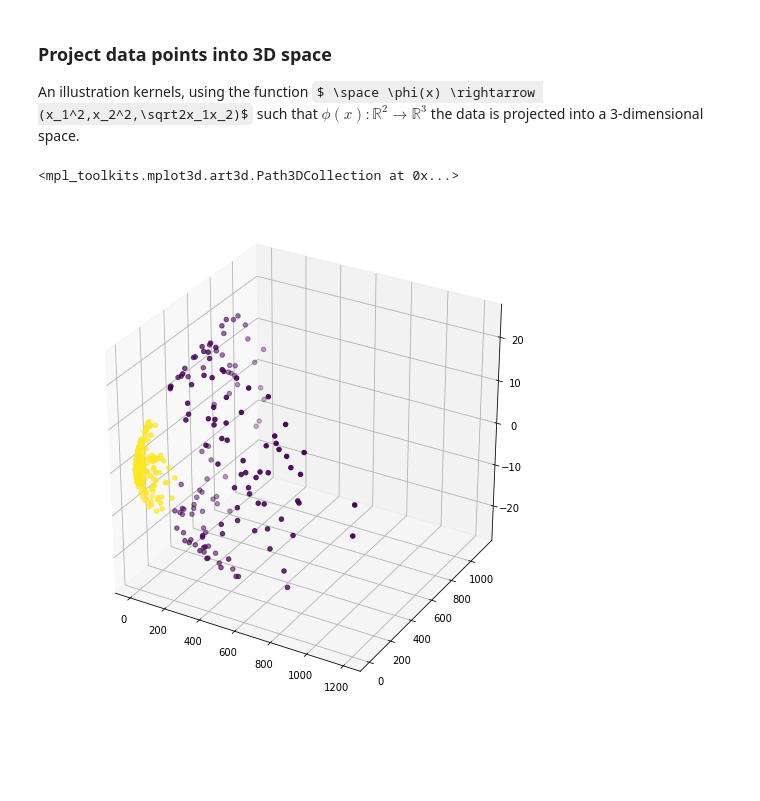
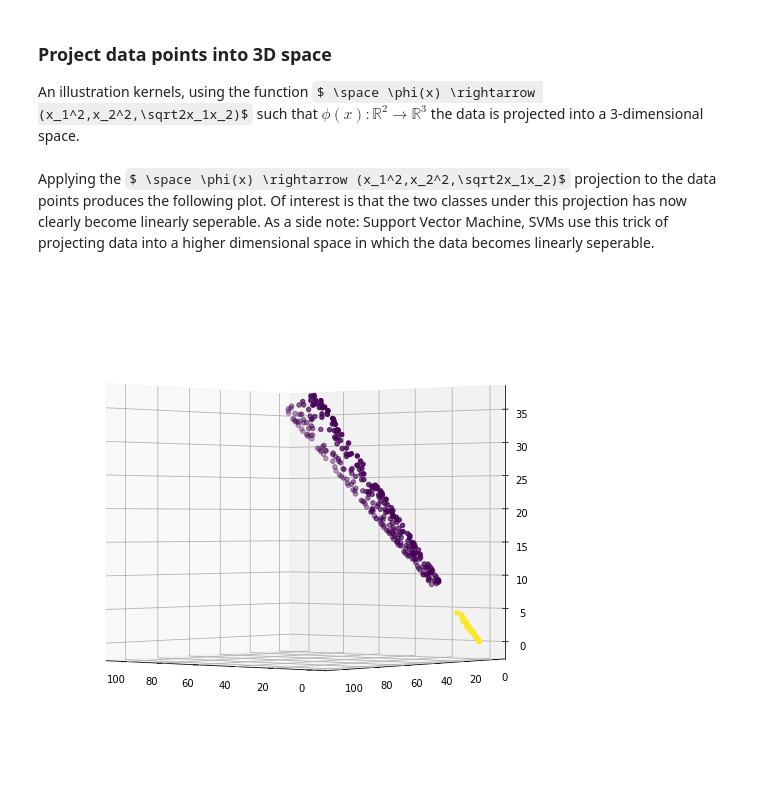
Before and after one commit to jackleekopij/Signal_processing, a Jupyter notebook: Kernel methods.ipynb, the cells around one changed output. Cells and saved outputs as stored; diff of their text form; code cells hidden in the pictures; some formulas as TeX source; blank space fills up the shorter version.

Commit message:
Include explanation and proof of higher dimension projection

```diff
--- a/Kernel methods.ipynb
+++ b/Kernel methods.ipynb
@@ -57,7 +74,7 @@ a = np.array([8,9])
 NUM_DATA_POINTS = 500
 DATA_DIMENSIONS = 2
 
-THRESHOLD = 4.3
+THRESHOLD = 2.5
 ERROR = 0.4
 # Uniform rand num gen bounds
 DATA_BOUNDS = 6
@@ -108,19 +125,30 @@ Updated sim_data for class condition condition
 An illustration kernels, using the function $ \space \phi(x) \rightarrow (x_1^2,x_2^2,\sqrt2x_1x_2)$ such that $ \phi(x) : \mathbb{R}^2 \rightarrow \mathbb{R}^3 $ the data is projected into a 3-dimensional space.
 # %%
 # Use function to project data into 3-dimensional space, x,y,z
-x_proj_data = sim_data[:,0] ** 2
+x_proj_data = 3 * sim_data[:,0] ** 2
 sim_data = np.insert(sim_data, 3, x_proj_data, axis = 1)
 
-y_proj_data = sim_data[:,1] ** 2
+y_proj_data = 3 * sim_data[:,1] ** 2
 sim_data = np.insert(sim_data, 4, y_proj_data, axis = 1)
 
-z_proj_data = np.sqrt(2) * sim_data[:,0] * sim_data[:,1]
+# z_proj_data = np.absolute(np.sqrt(2) * sim_data[:,0] * sim_data[:,1])
+z_proj_data = sim_data[:,0]**2 +  (sim_data[:,1])**2
 sim_data = np.insert(sim_data, 5, z_proj_data, axis = 1)
+# %% [markdown]
+Applying the $ \space \phi(x) \rightarrow (x_1^2,x_2^2,\sqrt2x_1x_2)$ projection to the data points produces the following plot. Of interest is that the two classes under this projection has now clearly become linearly seperable.
+As a side note: Support Vector Machine, SVMs use this trick of projecting data into a higher dimensional space in which the data becomes linearly seperable.
 # %%
+# Create figure
 fig = plt.figure()
 ax = plt.axes(projection='3d')
 
-ax.scatter(sim_data[:,3]**2, sim_data[:,4]**2, sim_data[:,5], c=sim_data[:,2])
+# Draw scatter plot
+ax.scatter(sim_data[:,3], sim_data[:,4], sim_data[:,5], c=sim_data[:,2])
+
+# Create points of the plane
+#x_s = np.linspace(0)
+
+# Rotate plot
+ax.view_init(elev = 0, azim = 130)
 # %% [output]
-<mpl_toolkits.mplot3d.art3d.Path3DCollection at 0x...>
-[figure, old version]
+[figure, new version]
```
Also changed, not shown: parts of 3 cells of this notebook.
